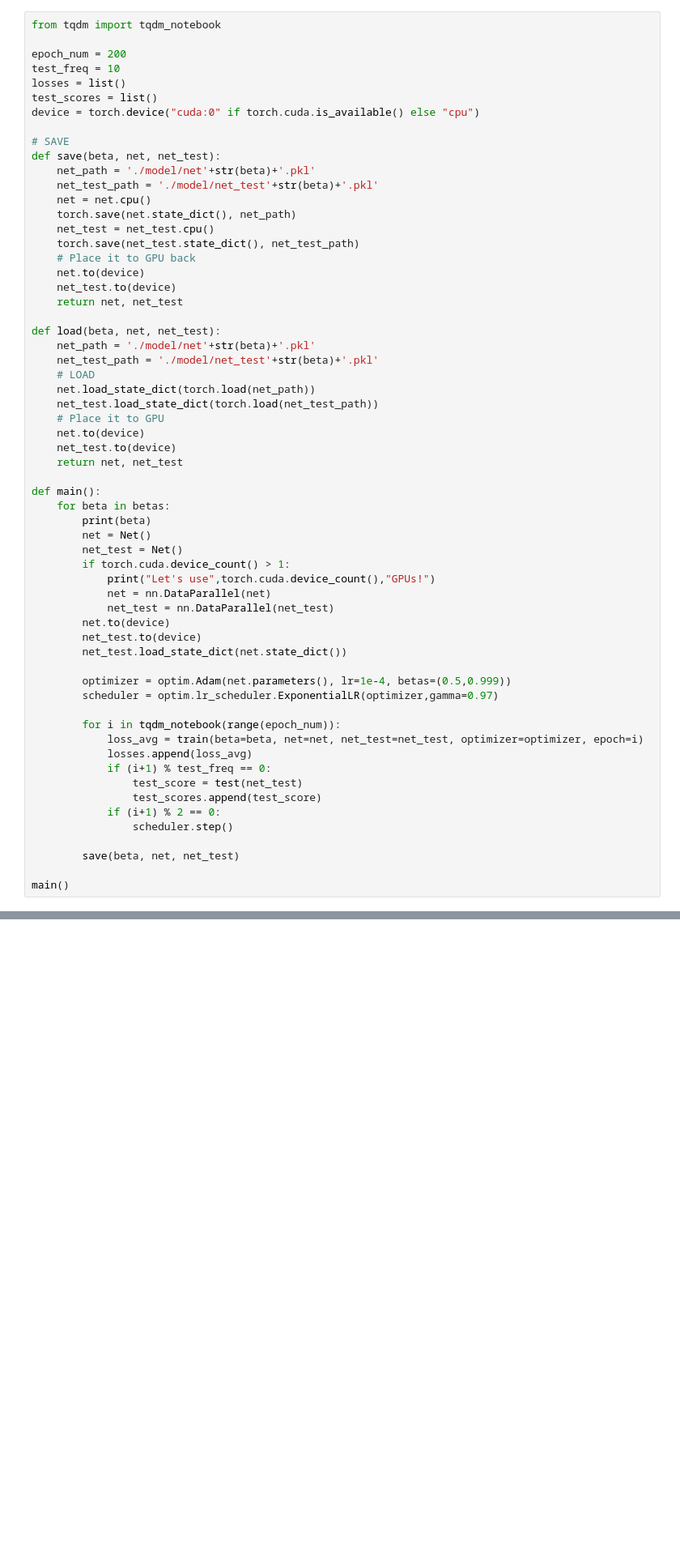
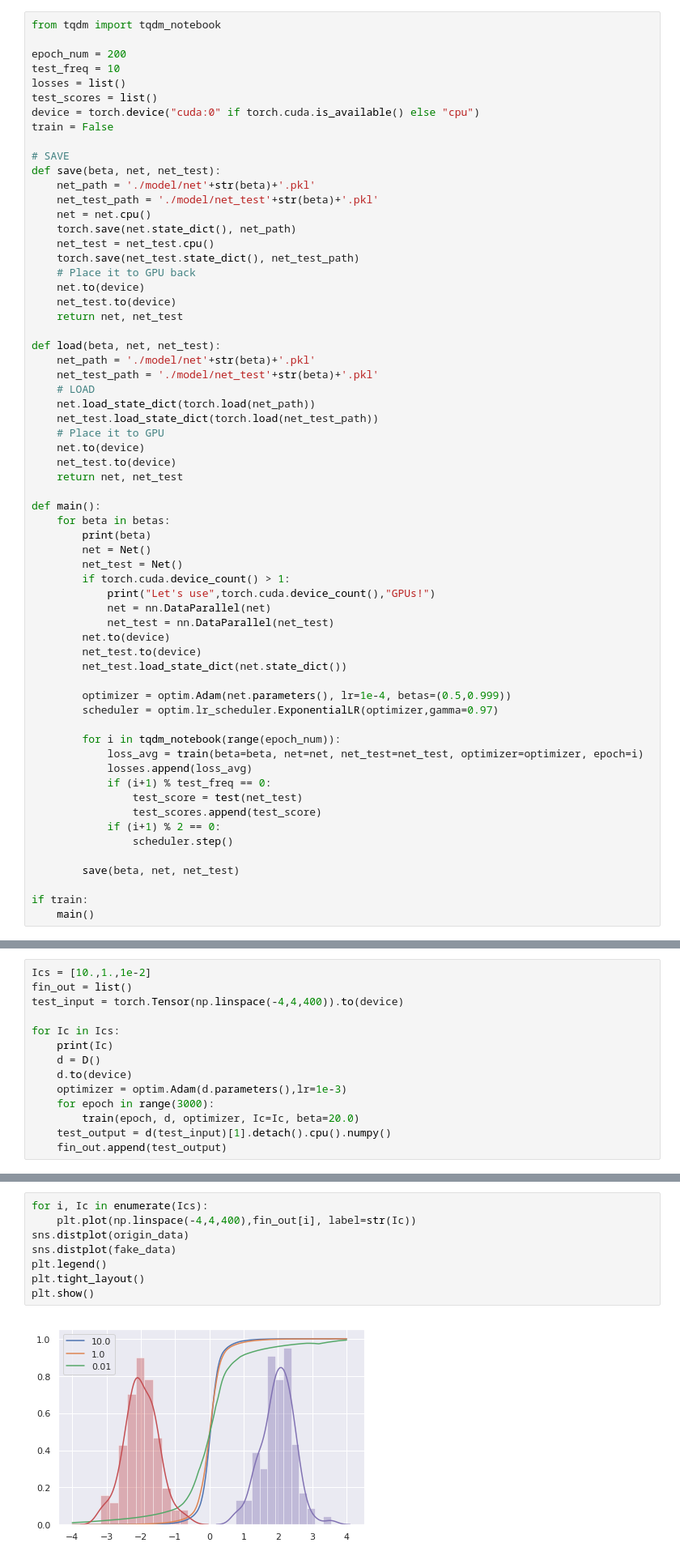
Before and after one commit to sungyubkim/DVIB, a Jupyter notebook: DVIB.ipynb, the cells around one changed output, grey strips where cells are left out. Shown at 81% size. Saved outputs shown, nothing was run; the diff lists cells and outputs as text; blank space fills up the shorter version.

```diff
--- a/DVIB.ipynb
+++ b/DVIB.ipynb
@@ -173,6 +173,7 @@ test_freq = 10
 losses = list()
 test_scores = list()
 device = torch.device("cuda:0" if torch.cuda.is_available() else "cpu")
+train = False
 
 # SAVE
 def save(beta, net, net_test):
@@ -225,4 +226,5 @@ def main():
 
         save(beta, net, net_test)
 
-main()
+if train:
+    main()
@@ -486,0 +464,14 @@ plt.show()
+# %%
+Ics = [10.,1.,1e-2]
+fin_out = list()
+test_input = torch.Tensor(np.linspace(-4,4,400)).to(device)
+
+for Ic in Ics:
+    print(Ic)
+    d = D()
+    d.to(device)
+    optimizer = optim.Adam(d.parameters(),lr=1e-3)
+    for epoch in range(3000):
+        train(epoch, d, optimizer, Ic=Ic, beta=20.0)
+    test_output = d(test_input)[1].detach().cpu().numpy()
+    fin_out.append(test_output)
@@ -486,0 +491,10 @@ plt.show()
+# %%
+for i, Ic in enumerate(Ics):
+    plt.plot(np.linspace(-4,4,400),fin_out[i], label=str(Ic))
+sns.distplot(origin_data)
+sns.distplot(fake_data)
+plt.legend()
+plt.tight_layout()
+plt.show()
+# %% [output]
+[figure, added]
```
Also changed, not shown: parts of 9 cells of this notebook.
